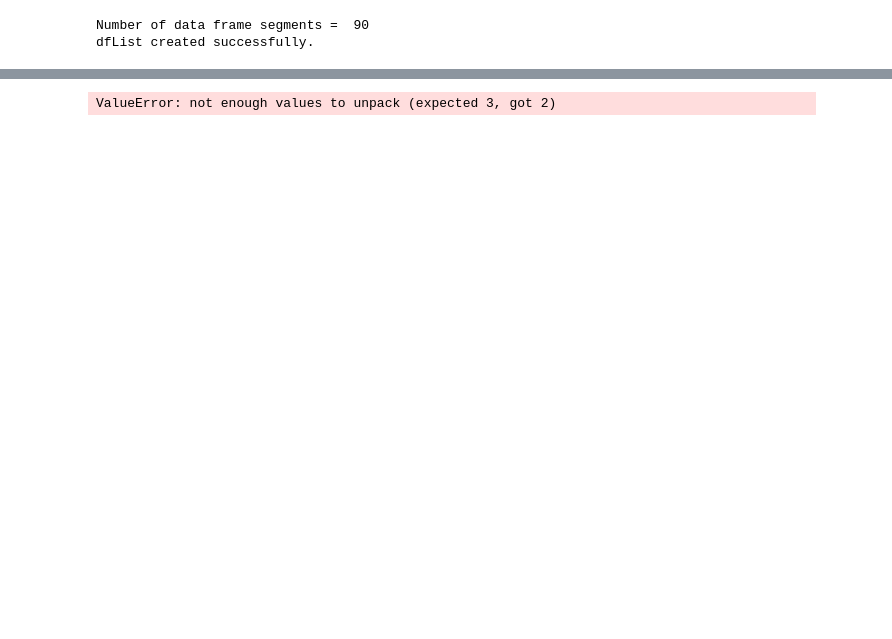
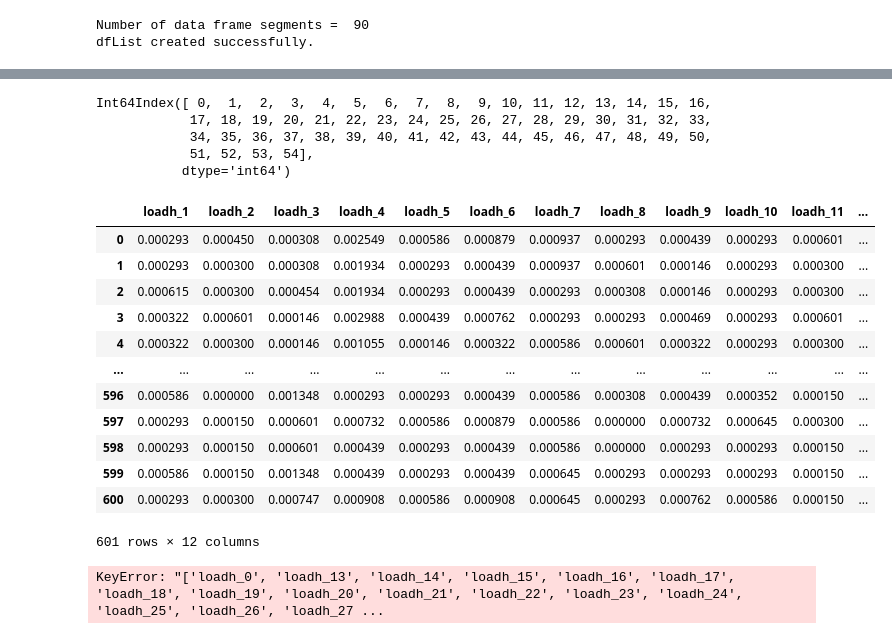
Before and after one commit to akthonka/EV_energy_comm, a Jupyter notebook: python/en_comm_EU_LV.ipynb, the cells around one changed output, grey strips where cells are left out. Saved outputs shown, nothing was run; the diff lists cells and outputs as text; code cells hidden in the pictures; blank space fills up the shorter version.

Commit message:
time series is cursed

```diff
--- a/python/en_comm_EU_LV.ipynb
+++ b/python/en_comm_EU_LV.ipynb
@@ -132 +132,64 @@ night_mw
 601 rows × 12 columns
+# %%
+# create net and assign load names
+net = pn.ieee_european_lv_asymmetric("off_peak_1440")
+
+for i in range(0, len(net.asymmetric_load)):
+    bus_nmbr = net.asymmetric_load.bus.at[i]
+    load_name = "loadh_" + str(i)
+    sgen_name = "sgen_" + str(i)
+    pp.create_load(net, bus_nmbr, 0, name=load_name)
+    pp.create_sgen(net, bus_nmbr, 0, name=sgen_name)
+
+# create dataset copy w/ index for timeseries
+night_loads_ts = night_loads.copy()
+night_loads_ts.index = range(0, night_loads.shape[0])
+night_sgens_ts = night_sgens.copy()
+night_sgens_ts.index = range(0, night_sgens.shape[0])
+
+# create controllers
+ds_loads = DFData(night_loads_ts)
+ds_sgens = DFData(night_sgens_ts)
+# con1 = ConstControl(
+#     net,
+#     element="sgen",
+#     variable="p_mw",
+#     element_index=net.sgen.index,
+#     profile_name=net.sgen.name.tolist(),
+#     data_source=ds_sgens
+# )
+con2 = ConstControl(
+    net,
+    element="load",
+    variable="p_mw",
+    element_index=net.load.index,
+    profile_name=net.load.name.tolist(),
+    data_source=ds_loads
+)
+
+nc.n_timesteps = night_loads.shape[0]
+nc.time_steps = range(0, nc.n_timesteps)
+# %%
+net.load.index
+# %% [output]
+Int64Index([ 0,  1,  2,  3,  4,  5,  6,  7,  8,  9, 10, 11, 12, 13, 14, 15, 16,
+            17, 18, 19, 20, 21, 22, 23, 24, 25, 26, 27, 28, 29, 30, 31, 32, 33,
+            34, 35, 36, 37, 38, 39, 40, 41, 42, 43, 44, 45, 46, 47, 48, 49, 50,
+            51, 52, 53, 54],
+           dtype='int64')
+# %%
+night_loads_ts
+# %% [output]
+|  | loadh_1 | loadh_2 | loadh_3 | loadh_4 | loadh_5 | loadh_6 | loadh_7 | loadh_8 | loadh_9 | loadh_10 | loadh_11 | ... |
+| 0 | 0.000293 | 0.000450 | 0.000308 | 0.002549 | 0.000586 | 0.000879 | 0.000937 | 0.000293 | 0.000439 | 0.000293 | 0.000601 | ... |
+| 1 | 0.000293 | 0.000300 | 0.000308 | 0.001934 | 0.000293 | 0.000439 | 0.000937 | 0.000601 | 0.000146 | 0.000293 | 0.000300 | ... |
+| 2 | 0.000615 | 0.000300 | 0.000454 | 0.001934 | 0.000293 | 0.000439 | 0.000293 | 0.000308 | 0.000146 | 0.000293 | 0.000300 | ... |
+| 3 | 0.000322 | 0.000601 | 0.000146 | 0.002988 | 0.000439 | 0.000762 | 0.000293 | 0.000293 | 0.000469 | 0.000293 | 0.000601 | ... |
+| 4 | 0.000322 | 0.000300 | 0.000146 | 0.001055 | 0.000146 | 0.000322 | 0.000586 | 0.000601 | 0.000322 | 0.000293 | 0.000300 | ... |
+| ... | ... | ... | ... | ... | ... | ... | ... | ... | ... | ... | ... | ... |
+| 596 | 0.000586 | 0.000000 | 0.001348 | 0.000293 | 0.000293 | 0.000439 | 0.000586 | 0.000308 | 0.000439 | 0.000352 | 0.000150 | ... |
+| 597 | 0.000293 | 0.000150 | 0.000601 | 0.000732 | 0.000586 | 0.000879 | 0.000586 | 0.000000 | 0.000732 | 0.000645 | 0.000300 | ... |
+| 598 | 0.000293 | 0.000150 | 0.000601 | 0.000439 | 0.000293 | 0.000439 | 0.000586 | 0.000000 | 0.000293 | 0.000293 | 0.000150 | ... |
+| 599 | 0.000586 | 0.000150 | 0.001348 | 0.000439 | 0.000293 | 0.000439 | 0.000645 | 0.000293 | 0.000293 | 0.000293 | 0.000150 | ... |
+| 600 | 0.000293 | 0.000300 | 0.000747 | 0.000908 | 0.000586 | 0.000908 | 0.000645 | 0.000293 | 0.000762 | 0.000586 | 0.000150 | ... |
+601 rows × 12 columns
@@ -133,3 +204,7 @@ night_mw
+# %%
+run_timeseries(net, time_steps=nc.time_steps)
+# %% [output]
+KeyError: "['loadh_0', 'loadh_13', 'loadh_14', 'loadh_15', 'loadh_16', 'loadh_17', 'loadh_18', 'loadh_19', 'loadh_20', 'loadh_21', 'loadh_22', 'loadh_23', 'loadh_24', 'loadh_25', 'loadh_26', 'loadh_27 ...
 # %%
 def end_results(sgen_val, iter, line_outputs, sgen_names):
     """Final boss"""
@@ -159,10 +234,8 @@ def end_results(sgen_val, iter, line_outputs, sgen_names):
 
 night_merge, load_names, sgen_names = auto_merge()
 
-iter = 1
-sgen_val = 0.01 # typical val: 0.010 MW = 10kW
-end_vals, end_times = end_results(sgen_val, iter, load_names, sgen_names)
+# iter = 1
+# sgen_val = 0.01 # typical val: 0.010 MW = 10kW
+# end_vals, end_times = end_results(sgen_val, iter, load_names, sgen_names)
-# %% [output]
-ValueError: not enough values to unpack (expected 3, got 2)
 # %%
 night_merge
```
Also changed, not shown: parts of 4 cells of this notebook, 2 other files.
